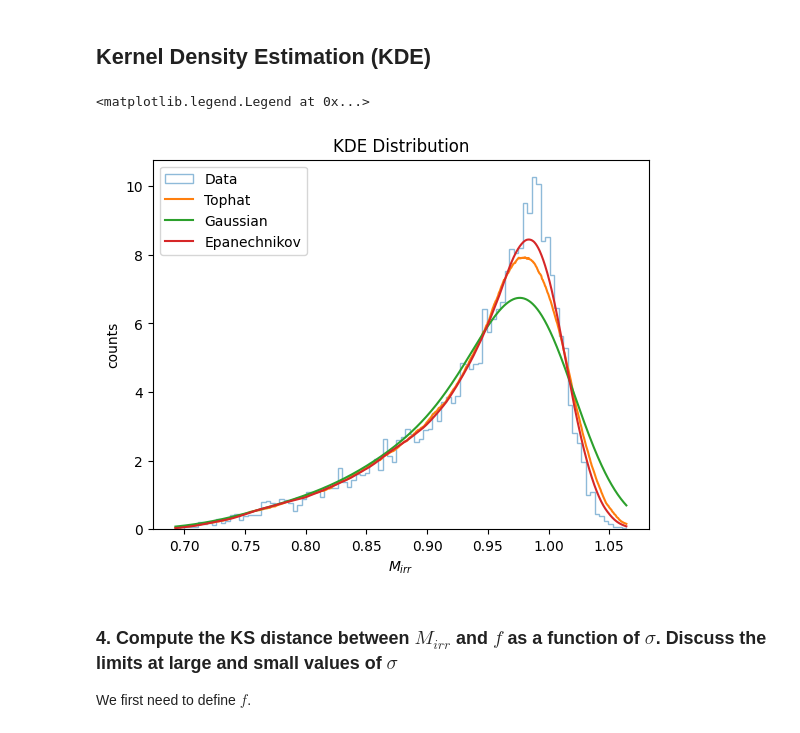
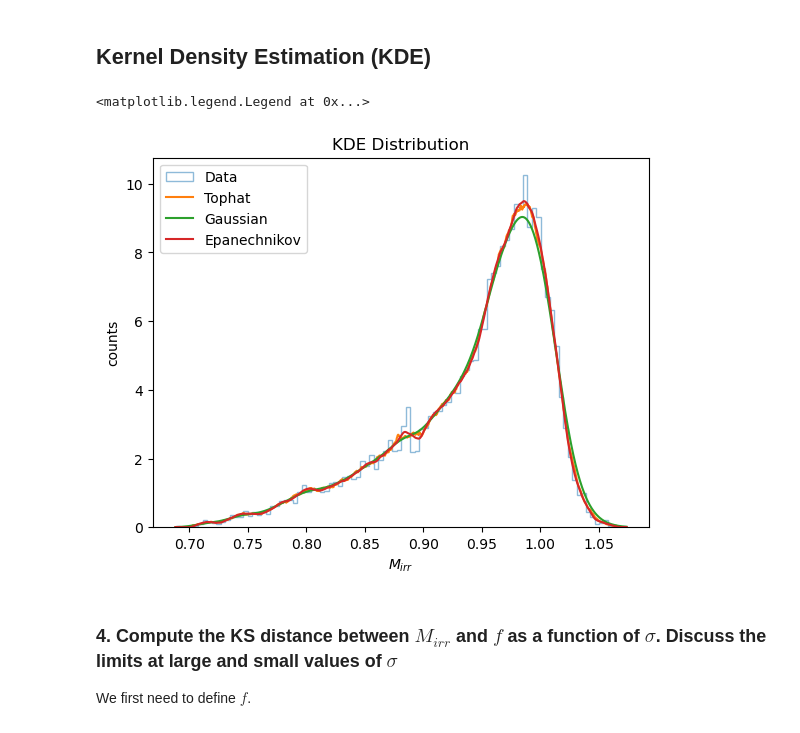
Before and after one commit to SimoneArienti/astrostatistics_bicocca_2024, a Jupyter notebook: working/Ex 08 Irriducible Mass of a BH.ipynb, the cells around one changed output. Cells and saved outputs as stored; diff of their text form; code cells hidden in the pictures.

```diff
--- a/working/Ex 08 Irriducible Mass of a BH.ipynb
+++ b/working/Ex 08 Irriducible Mass of a BH.ipynb
@@ -147,7 +147,7 @@ from sklearn.neighbors import KernelDensity
 # %%
 Mgrid = np.linspace(Mirr.min(), Mirr.max(), 1000)
 # %%
-def kde_sklearn(data, bandwidth = 0.01, kernel="linear"):
+def kde_sklearn(data, bandwidth = 0.001, kernel="linear"):
     kde_skl = KernelDensity(bandwidth = bandwidth,
                             kernel=kernel)
     kde_skl.fit(data[:, np.newaxis])
@@ -155,20 +155,20 @@ def kde_sklearn(data, bandwidth = 0.01, kernel="linear"):
 
     return np.exp(log_pdf)
 # %%
-PDF_tophat = kde_sklearn(Mirr, bandwidth=0.03, kernel='tophat')
-PDF_gauss  = kde_sklearn(Mirr, bandwidth=0.03, kernel='gaussian')
-PDF_epanec = kde_sklearn(Mirr, bandwidth=0.03, kernel='epanechnikov')
+PDF_tophat = kde_sklearn(Mirr, bandwidth=0.01, kernel='tophat')
+PDF_gauss  = kde_sklearn(Mirr, bandwidth=0.01, kernel='gaussian')
+PDF_epanec = kde_sklearn(Mirr, bandwidth=0.01, kernel='epanechnikov')
 plt.hist(Mirr, density=True, histtype='step', bins=100, alpha=0.5, label='Data')
 plt.plot(Mgrid, PDF_tophat, label='Tophat')
 plt.plot(Mgrid, PDF_gauss, label='Gaussian')
 plt.plot(Mgrid, PDF_epanec, label='Epanechnikov')
 plt.xlabel(r'$M_{irr}$')
 plt.ylabel('counts')
 plt.title('KDE Distribution')
 plt.legend()
 # %% [output]
 <matplotlib.legend.Legend at 0x...>
-[figure, old version]
+[figure, new version]
 # %%
 from scipy.stats import ks_2samp, kstest
 # %% [markdown]
```
Also changed, not shown: parts of 14 cells of this notebook.
